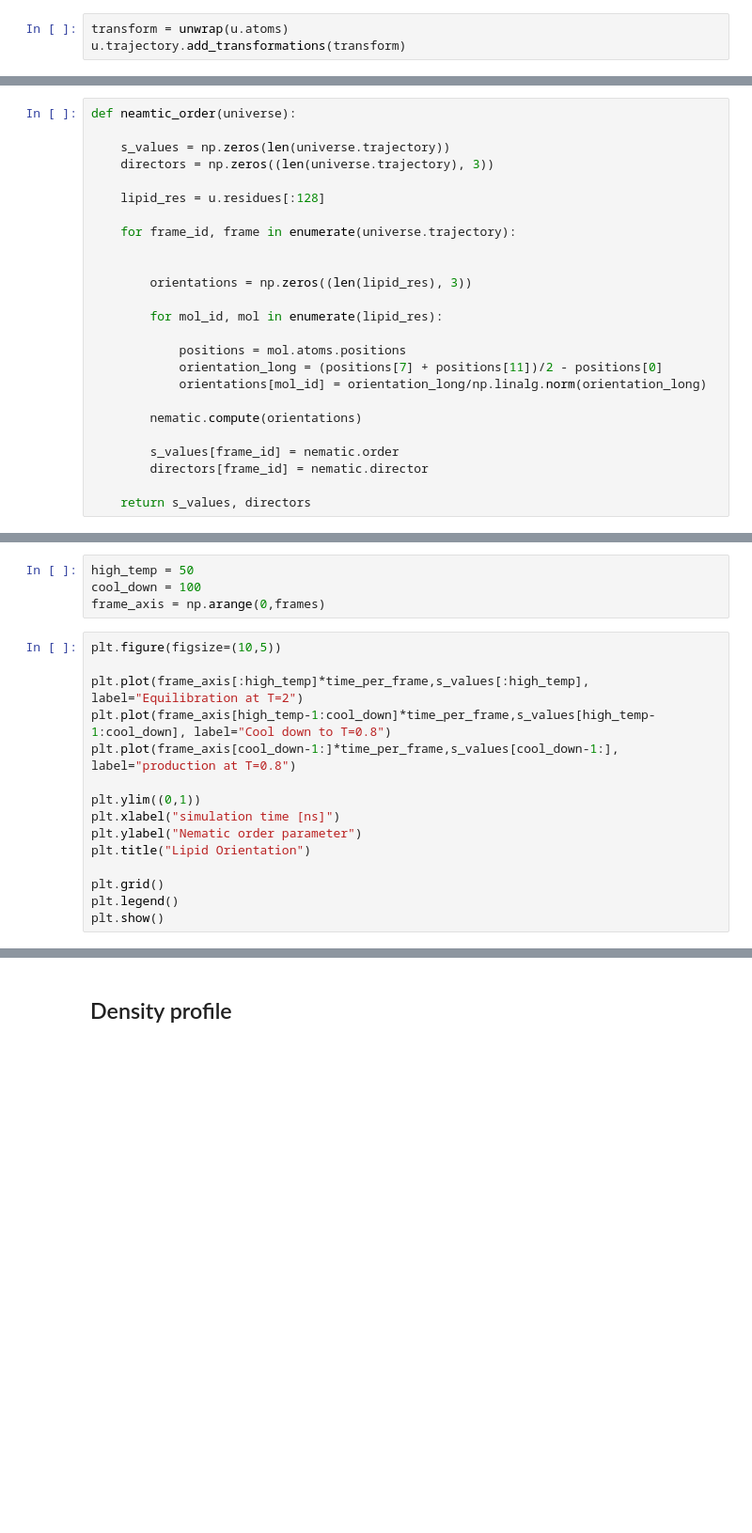
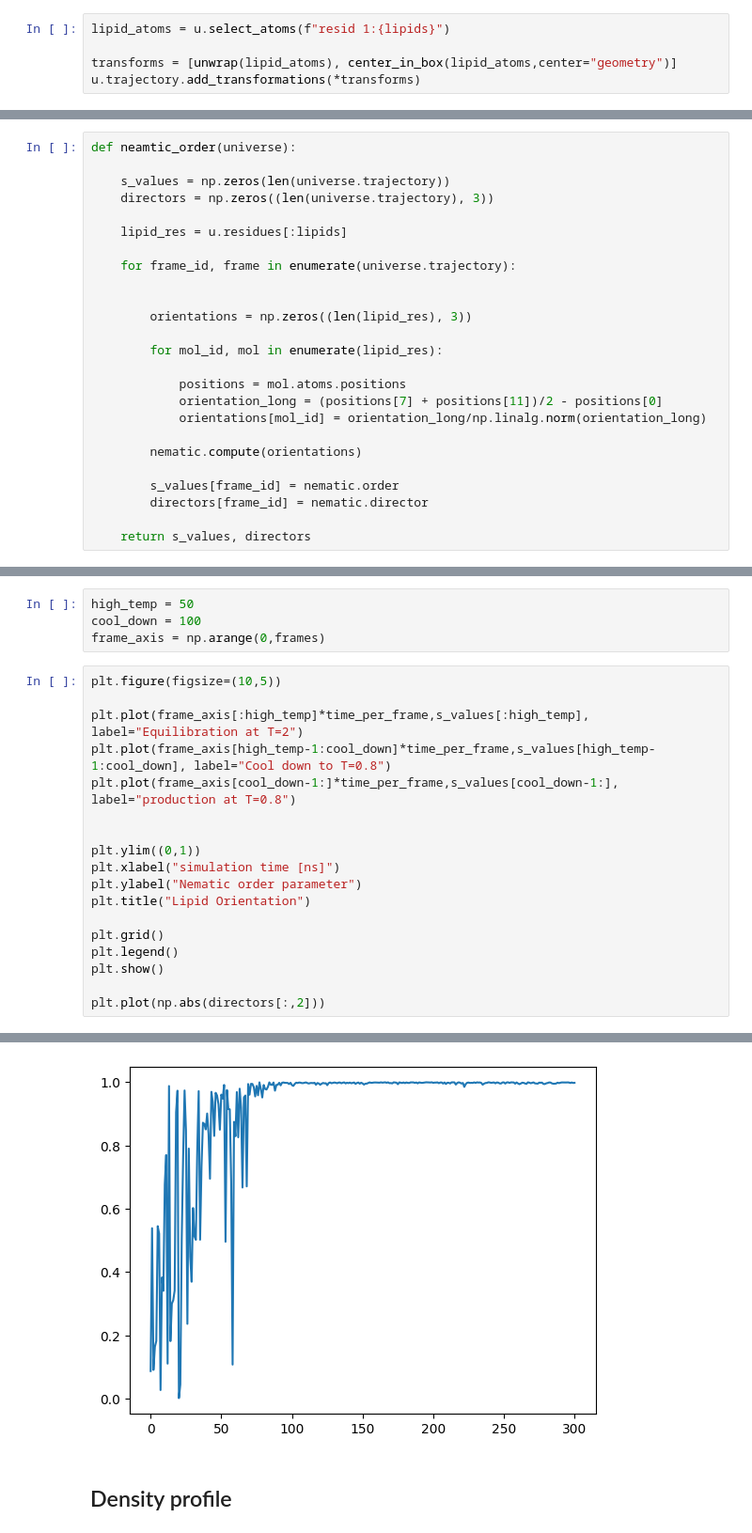
Before and after one commit to G-Scherer/dpd_simulation, a Jupyter notebook: lipid_self_assembly/analysis/tidy.ipynb, the cells around one changed output, grey strips where cells are left out. Shown: that part at 94% size. Drawn from its saved outputs; the diff is of its cells as text; blank space fills up the shorter version.

```diff
--- a/lipid_self_assembly/analysis/tidy.ipynb
+++ b/lipid_self_assembly/analysis/tidy.ipynb
@@ -29,7 +30,9 @@ print(time_per_frame)
 # %% [markdown]
 ## Unwrap molecules, no bonds over box edge
 # %%
-transform = unwrap(u.atoms)
-u.trajectory.add_transformations(transform)
+lipid_atoms = u.select_atoms(f"resid 1:{lipids}")
+
+transforms = [unwrap(lipid_atoms), center_in_box(lipid_atoms,center="geometry")]
+u.trajectory.add_transformations(*transforms)
 # %% [markdown]
 ## Contact number
@@ -86,7 +97,7 @@ def neamtic_order(universe):
     s_values = np.zeros(len(universe.trajectory))
     directors = np.zeros((len(universe.trajectory), 3))
 
-    lipid_res = u.residues[:128]
+    lipid_res = u.residues[:lipids]
 
     for frame_id, frame in enumerate(universe.trajectory):
 
@@ -119,6 +130,7 @@ plt.figure(figsize=(10,5))
 plt.plot(frame_axis[:high_temp]*time_per_frame,s_values[:high_temp], label="Equilibration at T=2")
 plt.plot(frame_axis[high_temp-1:cool_down]*time_per_frame,s_values[high_temp-1:cool_down], label="Cool down to T=0.8")
 plt.plot(frame_axis[cool_down-1:]*time_per_frame,s_values[cool_down-1:], label="production at T=0.8")
+
 
 plt.ylim((0,1))
 plt.xlabel("simulation time [ns]")
@@ -128,5 +140,7 @@ plt.title("Lipid Orientation")
 plt.grid()
 plt.legend()
 plt.show()
+
+plt.plot(np.abs(directors[:,2]))
 # %% [output]
 [figure]
@@ -133,2 +148,3 @@ plt.show()
+[figure, added]
 # %% [markdown]
 ## Density profile
```
Also changed, not shown: parts of 14 cells of this notebook.
